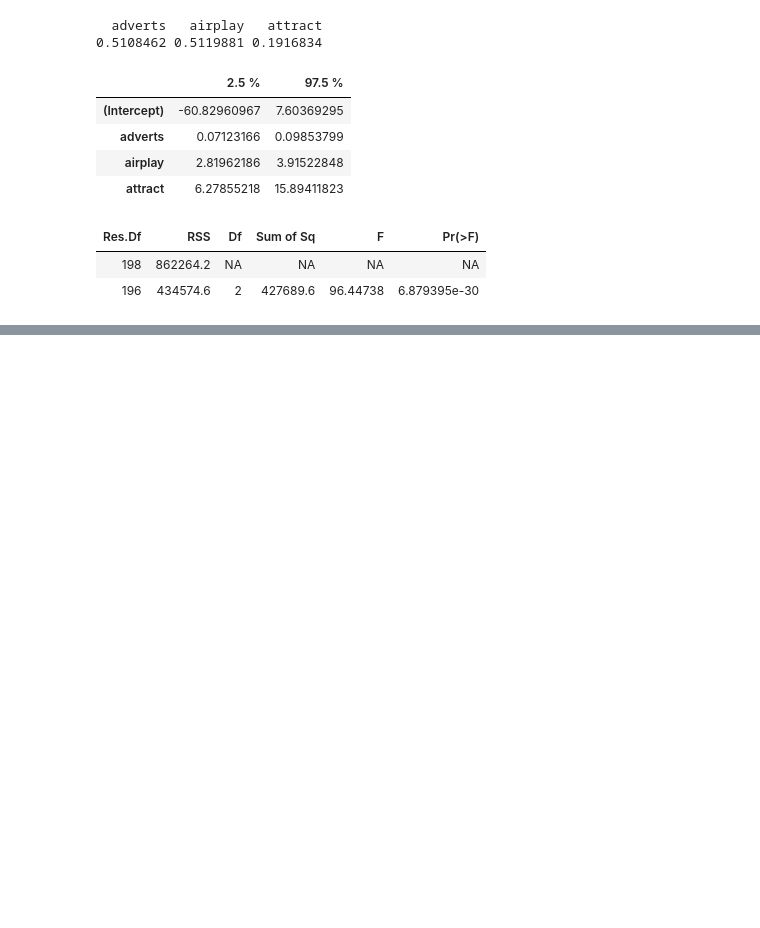
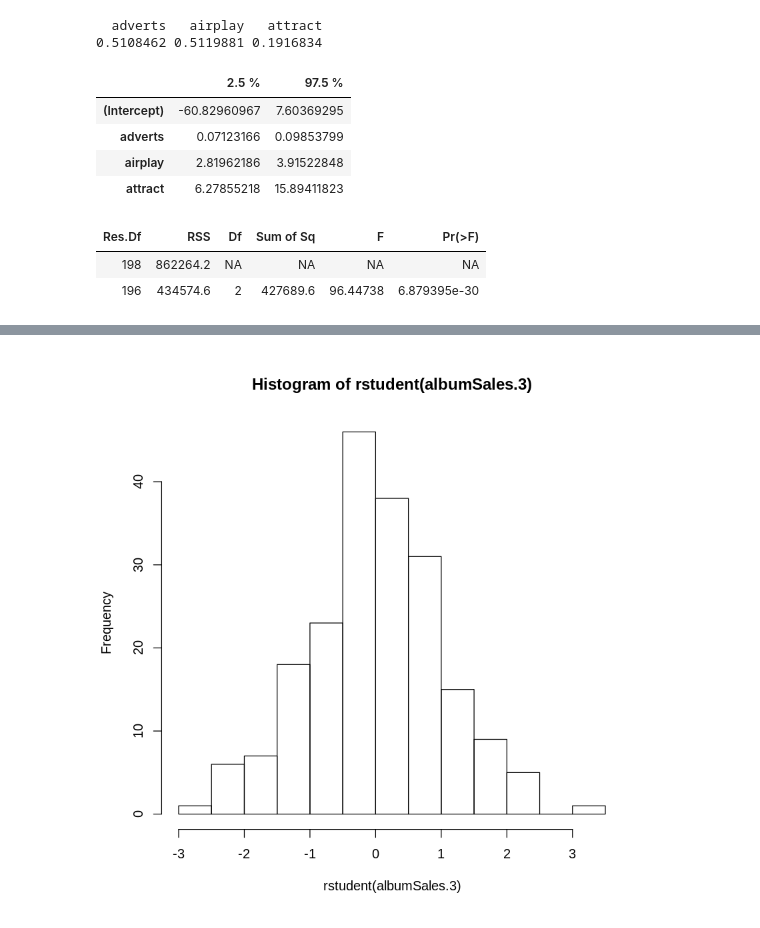
Before and after one commit to dknguyengit/fieldstats, a Jupyter notebook: 7.ipynb, the cells around one changed output, grey strips where cells are left out. Drawn from its saved outputs; the diff is of its cells as text; code cells hidden in the pictures; blank space fills up the shorter version.

```diff
--- a/7.ipynb
+++ b/7.ipynb
@@ -131,0 +191,4 @@ anova(albumSales.2, albumSales.3)
+# %%
+hist(rstudent(albumSales.3))
+# %% [output]
+[figure, added]
```
Also changed, not shown: parts of 12 cells of this notebook.
